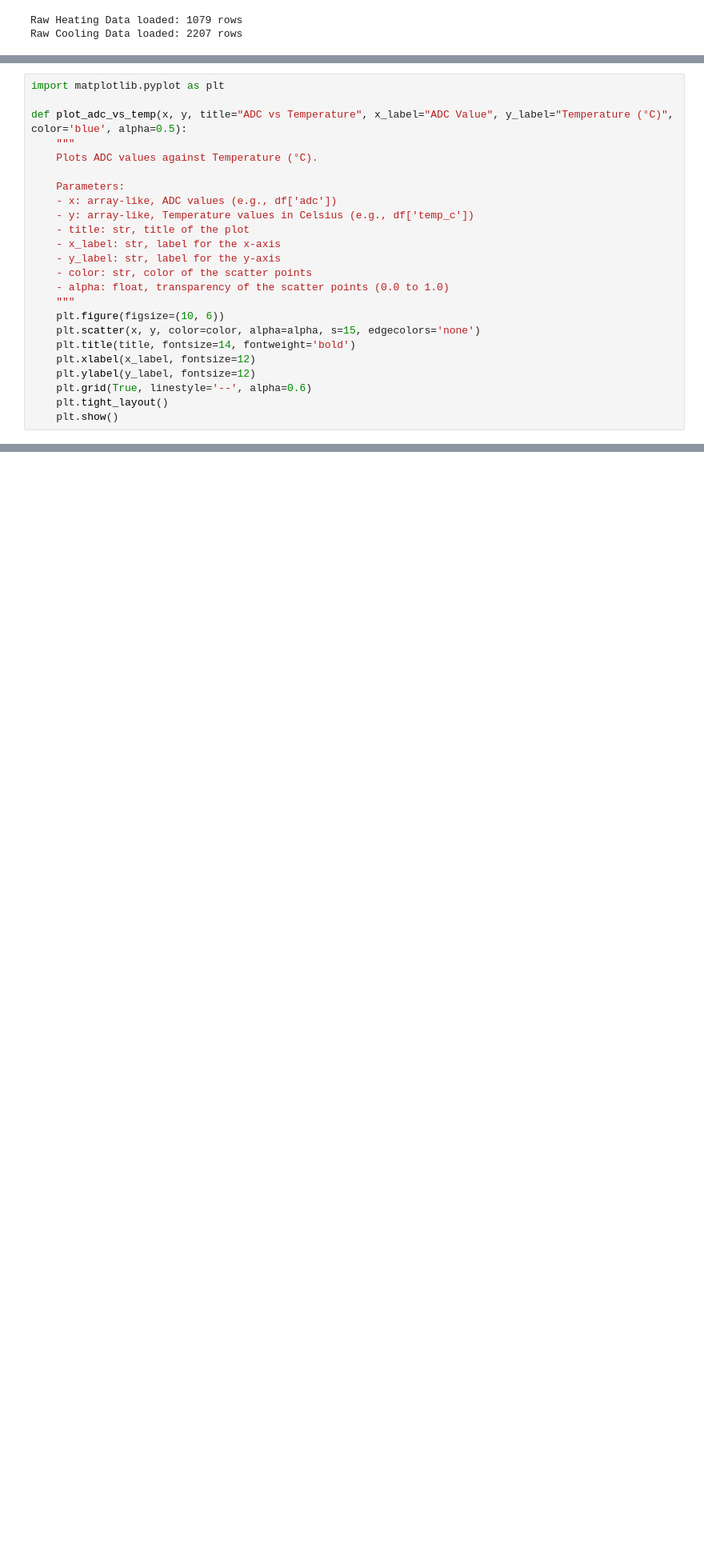
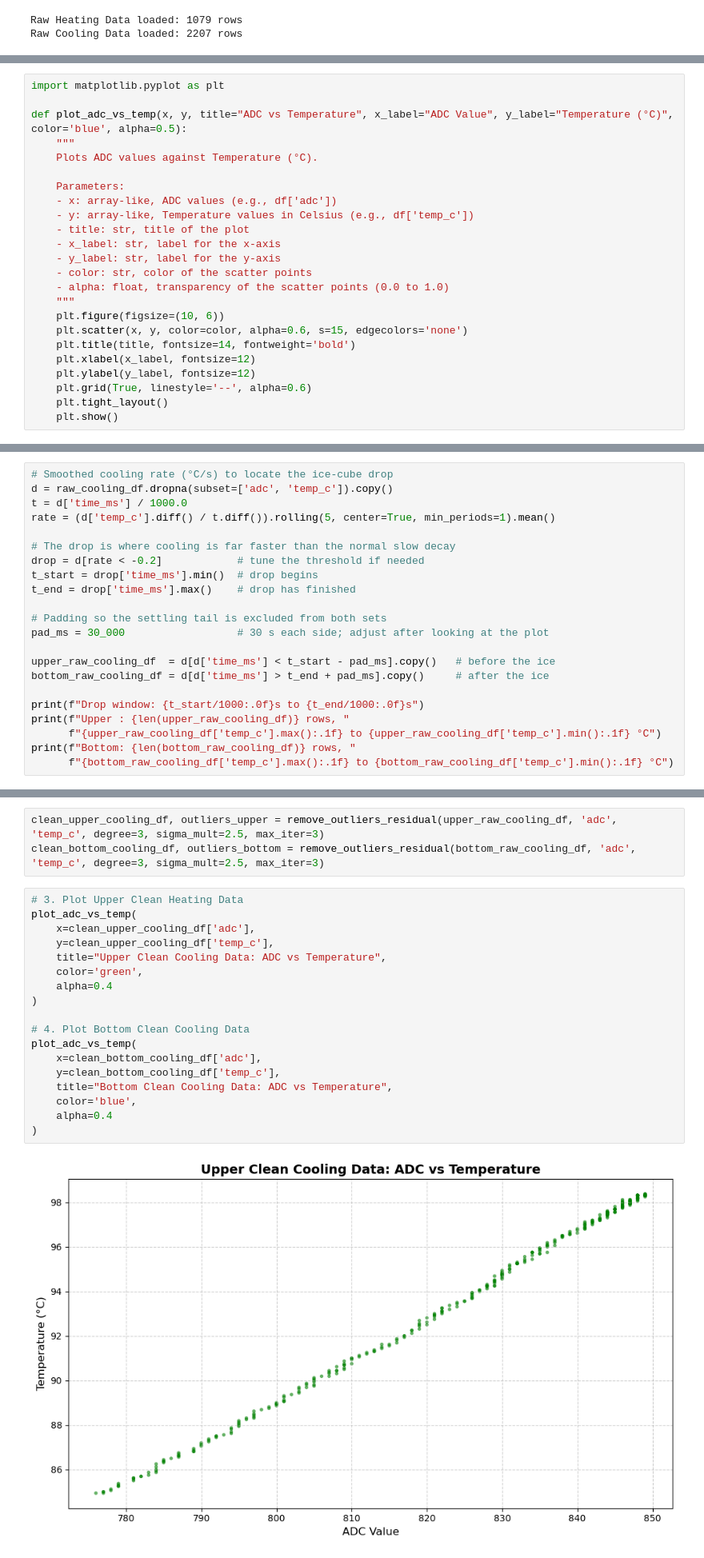
Before and after one commit to Kenura-R-Gunarathna/ph3039-lab-1, a Jupyter notebook: report/2nd_configuration_only/notebook.ipynb, the cells around one changed output, grey strips where cells are left out. Shown at 80% size. Cells and saved outputs as stored; diff of their text form; blank space fills up the shorter version.

```diff
--- a/report/2nd_configuration_only/notebook.ipynb
+++ b/report/2nd_configuration_only/notebook.ipynb
@@ -172,7 +202,7 @@ def plot_adc_vs_temp(x, y, title="ADC vs Temperature", x_label="ADC Value", y_la
     - alpha: float, transparency of the scatter points (0.0 to 1.0)
     """
     plt.figure(figsize=(10, 6))
-    plt.scatter(x, y, color=color, alpha=alpha, s=15, edgecolors='none')
+    plt.scatter(x, y, color=color, alpha=0.6, s=15, edgecolors='none')
     plt.title(title, fontsize=14, fontweight='bold')
     plt.xlabel(x_label, fontsize=12)
     plt.ylabel(y_label, fontsize=12)
@@ -314 +491,23 @@ plot_adc_vs_temp(
 [figure]
+# %%
+# Smoothed cooling rate (°C/s) to locate the ice-cube drop
+d = raw_cooling_df.dropna(subset=['adc', 'temp_c']).copy()
+t = d['time_ms'] / 1000.0
+rate = (d['temp_c'].diff() / t.diff()).rolling(5, center=True, min_periods=1).mean()
+
+# The drop is where cooling is far faster than the normal slow decay
+drop = d[rate < -0.2]            # tune the threshold if needed
+t_start = drop['time_ms'].min()  # drop begins
+t_end = drop['time_ms'].max()    # drop has finished
+
+# Padding so the settling tail is excluded from both sets
+pad_ms = 30_000                  # 30 s each side; adjust after looking at the plot
+
+upper_raw_cooling_df  = d[d['time_ms'] < t_start - pad_ms].copy()   # before the ice
+bottom_raw_cooling_df = d[d['time_ms'] > t_end + pad_ms].copy()     # after the ice
+
+print(f"Drop window: {t_start/1000:.0f}s to {t_end/1000:.0f}s")
+print(f"Upper : {len(upper_raw_cooling_df)} rows, "
+      f"{upper_raw_cooling_df['temp_c'].max():.1f} to {upper_raw_cooling_df['temp_c'].min():.1f} °C")
+print(f"Bottom: {len(bottom_raw_cooling_df)} rows, "
+      f"{bottom_raw_cooling_df['temp_c'].max():.1f} to {bottom_raw_cooling_df['temp_c'].min():.1f} °C")
@@ -314,0 +518,23 @@ plot_adc_vs_temp(
+# %%
+clean_upper_cooling_df, outliers_upper = remove_outliers_residual(upper_raw_cooling_df, 'adc', 'temp_c', degree=3, sigma_mult=2.5, max_iter=3)
+clean_bottom_cooling_df, outliers_bottom = remove_outliers_residual(bottom_raw_cooling_df, 'adc', 'temp_c', degree=3, sigma_mult=2.5, max_iter=3)
+# %%
+# 3. Plot Upper Clean Heating Data
+plot_adc_vs_temp(
+    x=clean_upper_cooling_df['adc'],
+    y=clean_upper_cooling_df['temp_c'],
+    title="Upper Clean Cooling Data: ADC vs Temperature",
+    color='green',
+    alpha=0.4
+)
+
+# 4. Plot Bottom Clean Cooling Data
+plot_adc_vs_temp(
+    x=clean_bottom_cooling_df['adc'],
+    y=clean_bottom_cooling_df['temp_c'],
+    title="Bottom Clean Cooling Data: ADC vs Temperature",
+    color='blue',
+    alpha=0.4
+)
+# %% [output]
+[figure, added]
```
Also changed, not shown: parts of 9 cells of this notebook.
